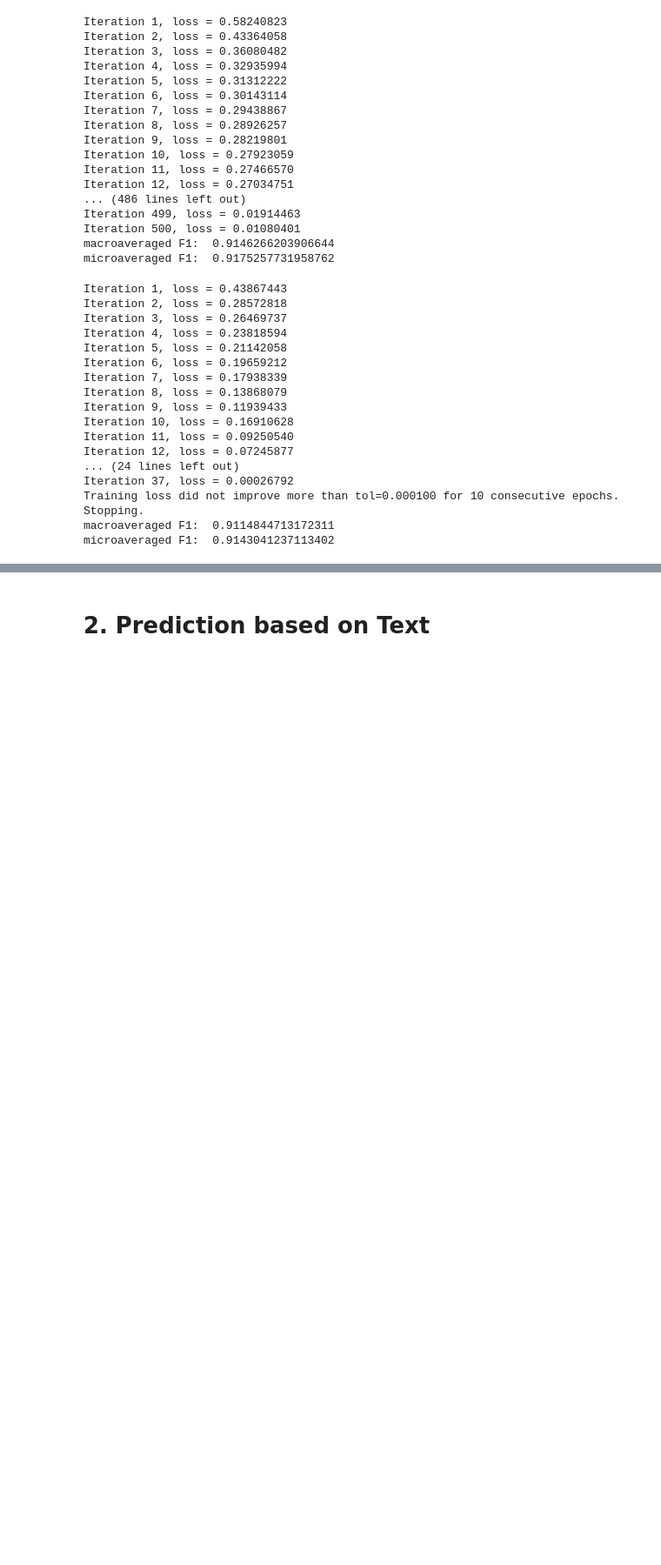
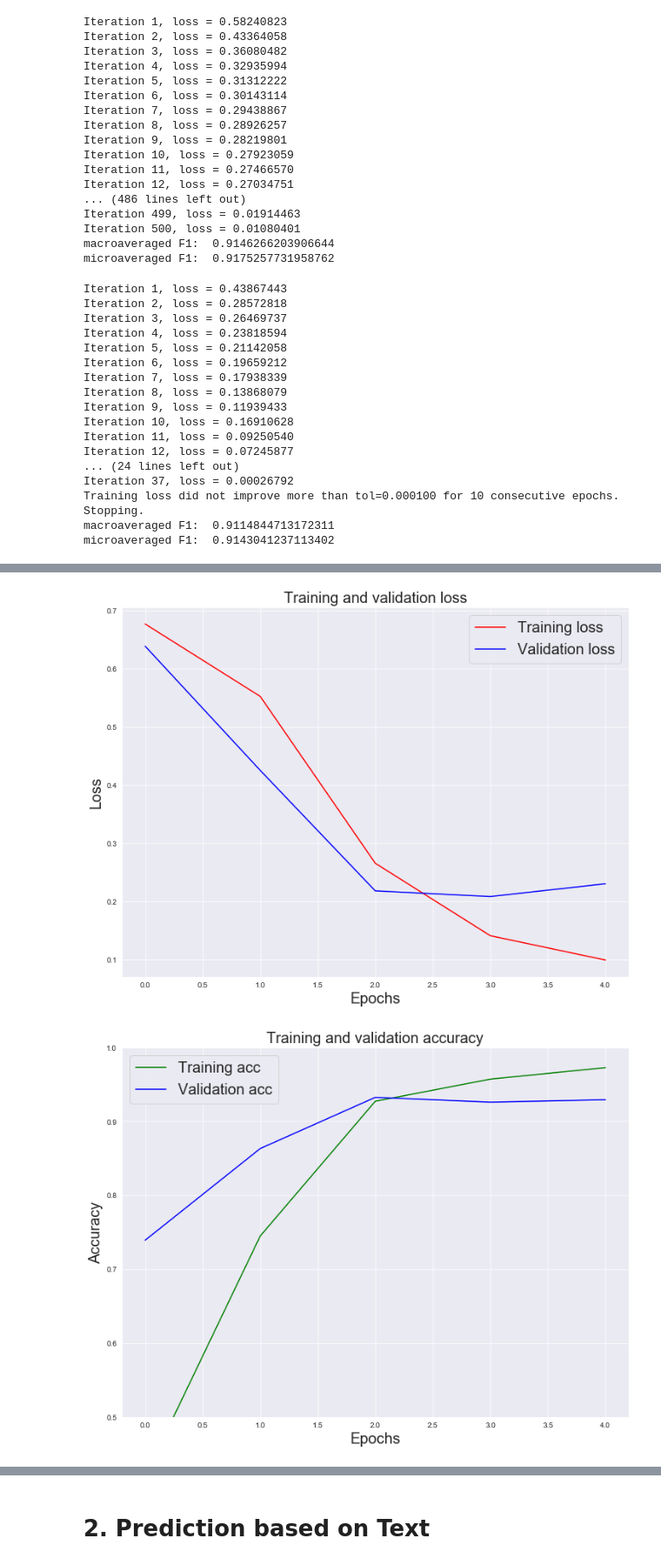
Before and after one commit to SaideT/Fake-News-Detection, a Jupyter notebook: fake_news.ipynb, the cells around one changed output, grey strips where cells are left out. Shown at 87% size. Cells and saved outputs as stored; diff of their text form; code cells hidden in the pictures; blank space fills up the shorter version.

```diff
--- a/fake_news.ipynb
+++ b/fake_news.ipynb
@@ -386,0 +405,12 @@ ValueError: invalid literal for int() with base 10: 'factbox republican presiden
+# %%
+#Build RNN
+model6 = tf.keras.Sequential([
+    tf.keras.layers.Embedding(max_vocab, 32),
+    tf.keras.layers.Bidirectional(tf.keras.layers.LSTM(64,  return_sequences=True)),
+    tf.keras.layers.Bidirectional(tf.keras.layers.LSTM(16)),
+    tf.keras.layers.Dense(64, activation='relu'),
+    tf.keras.layers.Dropout(0.5),
+    tf.keras.layers.Dense(1)
+])
+
+model6.summary()
@@ -386,0 +438,8 @@ ValueError: invalid literal for int() with base 10: 'factbox republican presiden
+# %%
+# early stop when the validation loss no longer improve.
+early_stop = tf.keras.callbacks.EarlyStopping(monitor='val_loss', patience=2, restore_best_weights=True)
+model6.compile(loss=tf.keras.losses.BinaryCrossentropy(from_logits=True),
+              optimizer=tf.keras.optimizers.Adam(1e-4),
+              metrics=['accuracy'])
+
+model6_title = model6.fit(x_train_title_rnn, y_train, epochs=5,validation_split=0.1, batch_size=30, shuffle=True, callbacks=[early_stop])
@@ -386,0 +457,31 @@ ValueError: invalid literal for int() with base 10: 'factbox republican presiden
+# %%
+#Visualize our training over time
+history_dict = model6_title.history
+
+acc = history_dict['accuracy']
+val_acc = history_dict['val_accuracy']
+loss = history_dict['loss']
+val_loss = history_dict['val_loss']
+epochs = model6_title.epoch
+
+plt.figure(figsize=(12,9))
+plt.plot(epochs, loss, 'r', label='Training loss')
+plt.plot(epochs, val_loss, 'b', label='Validation loss')
+plt.title('Training and validation loss', size=20)
+plt.xlabel('Epochs', size=20)
+plt.ylabel('Loss', size=20)
+plt.legend(prop={'size': 20})
+plt.show()
+
+plt.figure(figsize=(12,9))
+plt.plot(epochs, acc, 'g', label='Training acc')
+plt.plot(epochs, val_acc, 'b', label='Validation acc')
+plt.title('Training and validation accuracy', size=20)
+plt.xlabel('Epochs', size=20)
+plt.ylabel('Accuracy', size=20)
+plt.legend(prop={'size': 20})
+plt.ylim((0.5,1))
+plt.show()
+# %% [output]
+[figure, added]
+[figure, added]
```
Also changed, not shown: parts of 14 cells of this notebook.
